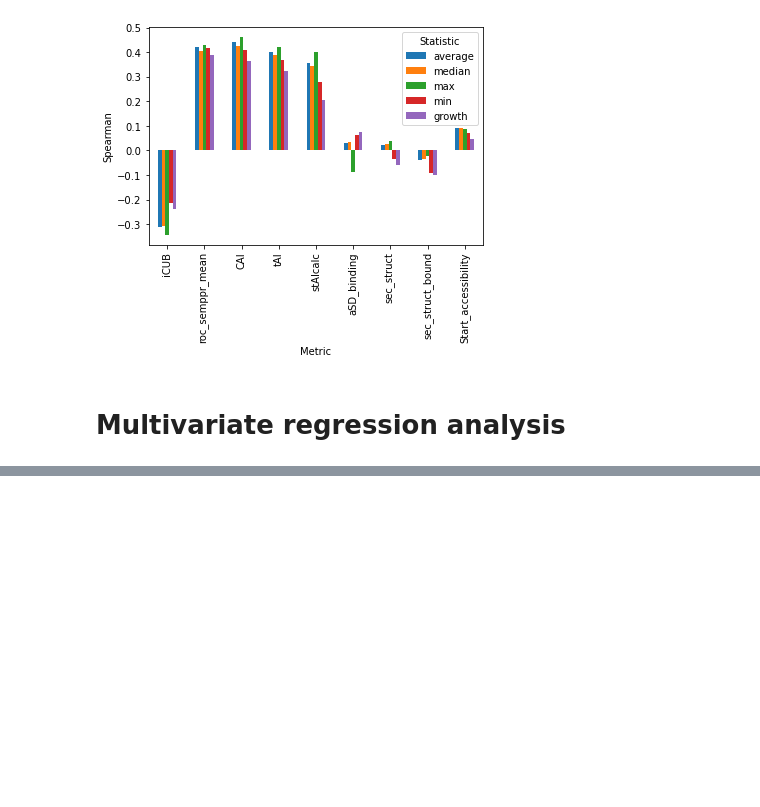
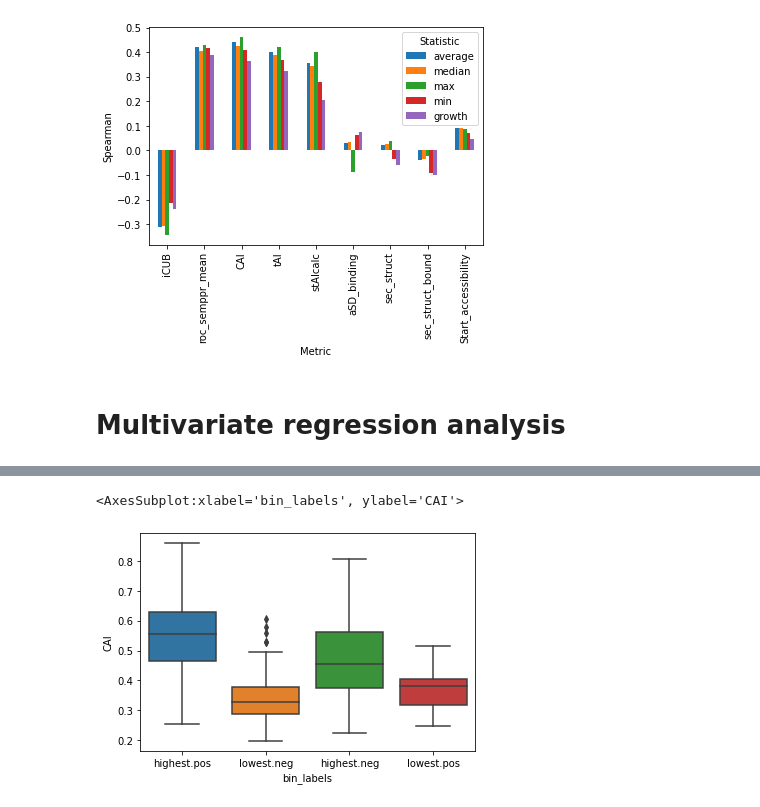
Before and after one commit to adamhockenberry/Growth-expression-translation, a Jupyter notebook: Code/expression_metrics_comp_SBS.ipynb, the cells around one changed output, grey strips where cells are left out. Drawn from its saved outputs; the diff is of its cells as text; code cells hidden in the pictures; blank space fills up the shorter version.

```diff
--- a/Code/expression_metrics_comp_SBS.ipynb
+++ b/Code/expression_metrics_comp_SBS.ipynb
@@ -517,0 +573,17 @@ Notes:
+# %%
+expression_bins = []
+
+for gc in bins_df['growth_correlation']:
+    if gc < 0:
+        expression_bins.append('neg')
+    else:
+        expression_bins.append('pos')
+
+bins_df['expression_label'] = expression_bins
+# %%
+bins_df['bin_labels'] = bins_df['deciles_label'].astype(str) + '.' + bins_df['expression_label']
+# %%
+sns.boxplot(x='bin_labels', y='CAI', data=bins_df)
+# %% [output]
+<AxesSubplot:xlabel='bin_labels', ylabel='CAI'>
+[figure, added]
```
Also changed, not shown: parts of 24 cells of this notebook.
